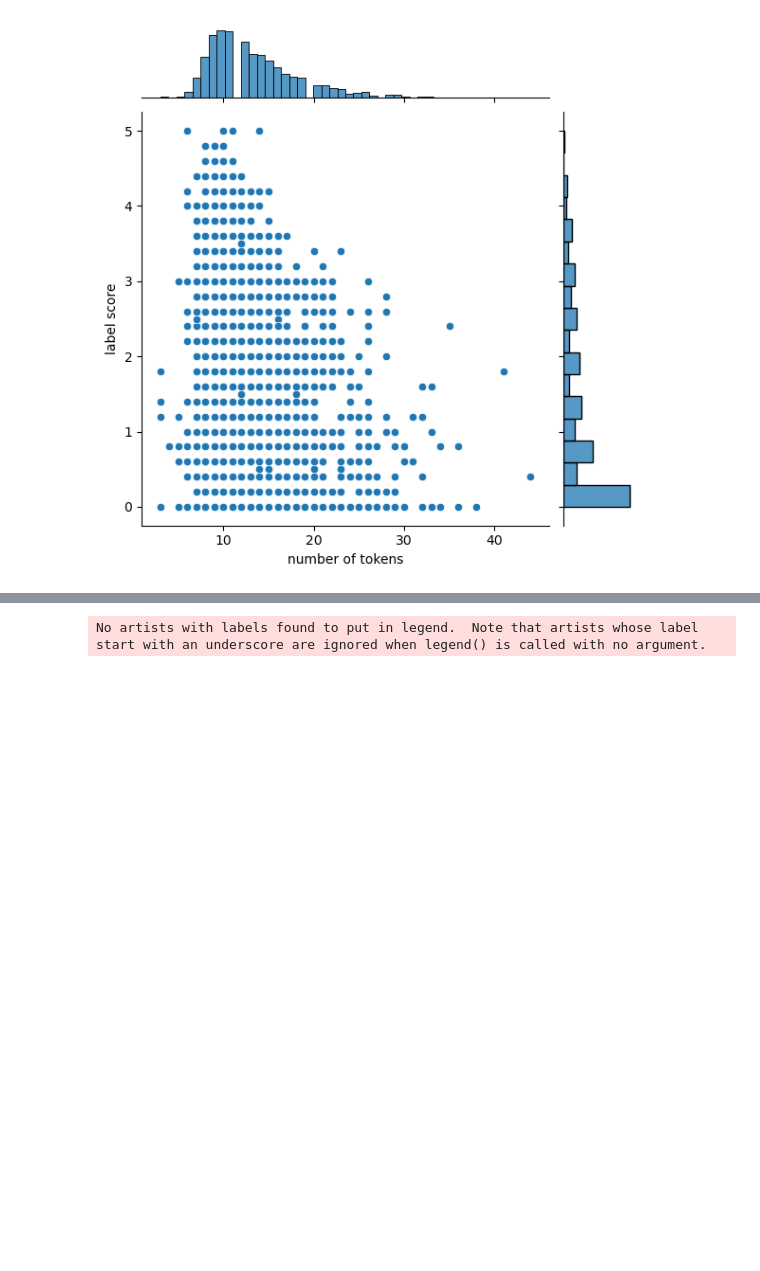
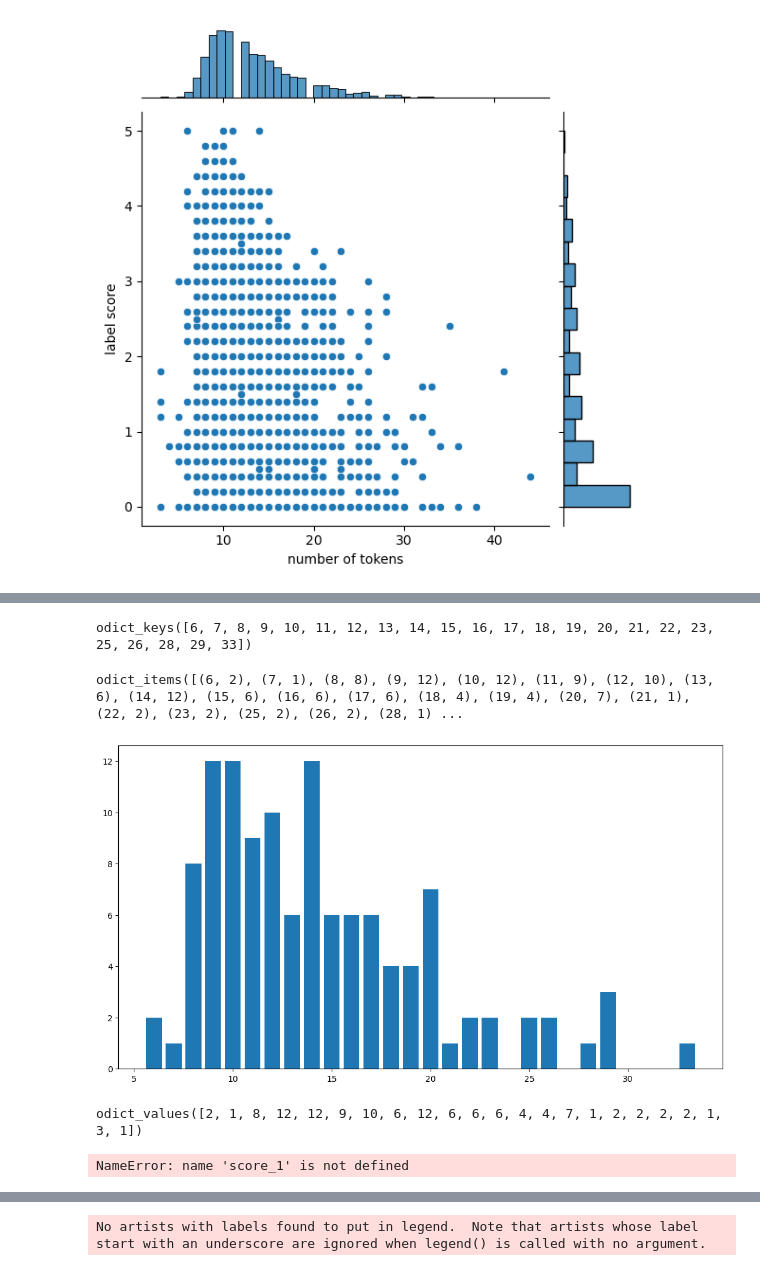
Before and after one commit to line1029/level1_semantictextsimilarity-nlp-14, a Jupyter notebook: JH/data_analysis/level1_EDA.ipynb, the cells around one changed output, grey strips where cells are left out. Saved outputs shown, nothing was run; the diff lists cells and outputs as text; code cells hidden in the pictures; blank space fills up the shorter version.

```diff
--- a/JH/data_analysis/level1_EDA.ipynb
+++ b/JH/data_analysis/level1_EDA.ipynb
@@ -217,0 +314,49 @@ sns.jointplot(x=sentence1_token_len_list['number of tokens'], y=sentence1_token_
+# %%
+## source, score별로 나누어서 토큰 개수 확인해보기 -> 위에서 막대그래프 그렸던, source_label_df 이거 가지고 해야한다. score가 분류되어있어야 함.
+
+# source: nsmc-sampled
+# score: 4
+# xaxis = number of tokens
+# yaxis = number of sentence each number of tokens
+
+nsmc_sampled_pd = train_data[source_label_df['source']=='nsmc-sampled']
+nsmc_sampled_tokens_and_scores = tokenizing(nsmc_sampled_pd)
+# %%
+x_axis
+# %% [output]
+odict_keys([6, 7, 8, 9, 10, 11, 12, 13, 14, 15, 16, 17, 18, 19, 20, 21, 22, 23, 25, 26, 28, 29, 33])
+# %%
+grouped_nsmc_sampled = nsmc_sampled_tokens_and_scores.groupby(["label score"])
+
+# for i in range(
+score_1 = grouped_nsmc_sampled.get_group(1).copy(deep=True)
+score_1 = score_1.reset_index().drop(['index'], axis=1)
+
+score_1_nt = sorted(score_1['number of tokens'].values.tolist())
+
+from collections import Counter, OrderedDict
+score_1_nt_count = OrderedDict(Counter(score_1_nt)) # num_of_tokens, count
+print(score_1_nt_count.items())
+x_axis = score_1_nt_count.keys()
+y_axis = score_1_nt_count.values()
+
+
+
+fig, ax = plt.subplots(1, 1, figsize=(13, 7))
+
+ax.bar(x_axis, y_axis)
+
+plt.show()
+
+# score_1.plot(kind='bar', rot=40, figsize=(12,12))
+# %% [output]
+odict_items([(6, 2), (7, 1), (8, 8), (9, 12), (10, 12), (11, 9), (12, 10), (13, 6), (14, 12), (15, 6), (16, 6), (17, 6), (18, 4), (19, 4), (20, 7), (21, 1), (22, 2), (23, 2), (25, 2), (26, 2), (28, 1) ...
+[figure, added]
+# %%
+y_axis
+# %% [output]
+odict_values([2, 1, 8, 12, 12, 9, 10, 6, 12, 6, 6, 6, 4, 4, 7, 1, 2, 2, 2, 2, 1, 3, 1])
+# %%
+score_1.columns
+# %% [output]
+NameError: name 'score_1' is not defined
```
Also changed, not shown: parts of 5 cells of this notebook.
